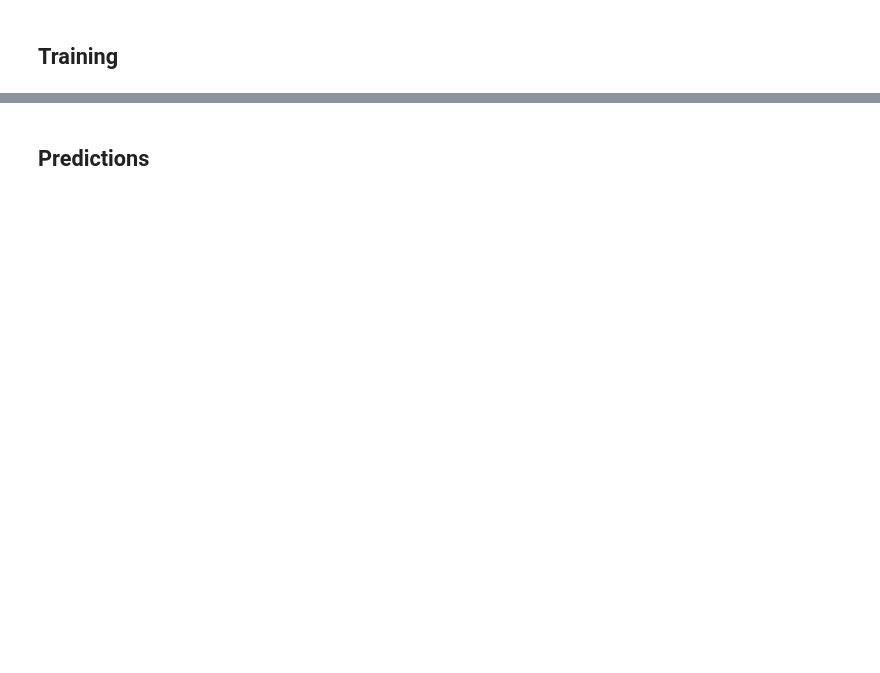
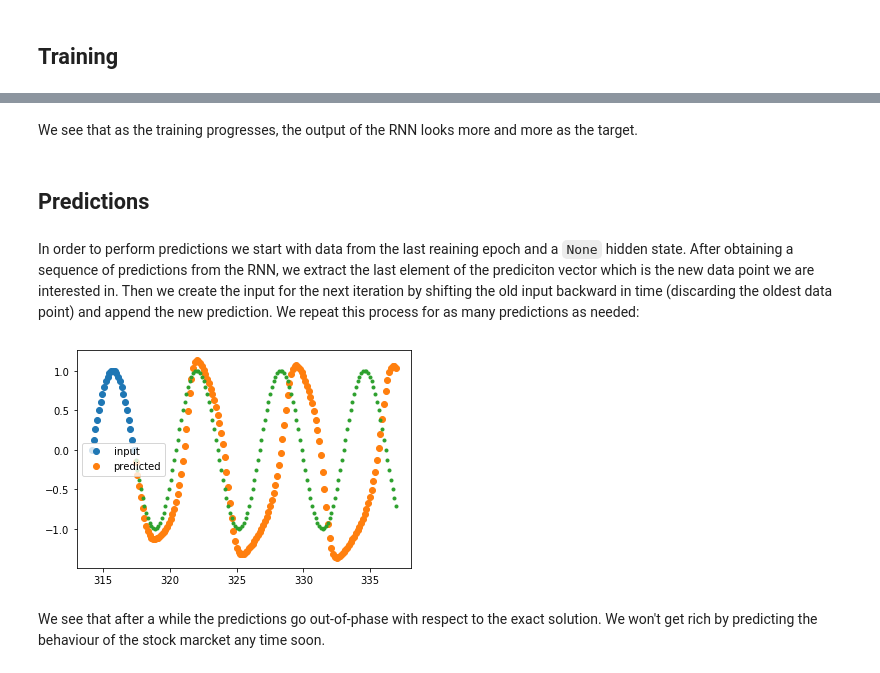
Before and after one commit to RMeli/BertelsmannAI, a Jupyter notebook: 08_rnn/01_RNN-timeseries.ipynb, the cells around one changed output, grey strips where cells are left out. Drawn from its saved outputs; the diff is of its cells as text; code cells hidden in the pictures; blank space fills up the shorter version.

```diff
--- a/08_rnn/01_RNN-timeseries.ipynb
+++ b/08_rnn/01_RNN-timeseries.ipynb
@@ -157,2 +211,4 @@ Loss: 0.00010508
+# %% [markdown]
+We see that as the training progresses, the output of the RNN looks more and more as the target.
 # %% [markdown]
 ## Predictions
@@ -161,0 +215,54 @@ target = np.sin(time)
+# %% [markdown]
+In order to perform predictions we start with data from the last reaining epoch and a `None` hidden state. After obtaining a sequence of predictions from the RNN, we extract the last element of the prediciton vector which is the new data point we are interested in. Then we create the input for the next iteration by shifting the old input backward in time (discarding the oldest data point) and append the new prediction. We repeat this process for as many predictions as needed:
+# %%
+n_predictions = 150
+
+predictions = []
+
+# First input data (last known sequence used for training)
+time = np.linspace(epochs * np.pi, (epochs + 1) * np.pi, len_sequence)
+data = np.sin(time).reshape(-1, 1)
+
+hidden = None
+input = torch.Tensor(data).unsqueeze(0)
+
+for _ in range(n_predictions):
+
+    with torch.no_grad():
+
+        prediction, hidden = rnn(input, hidden)
+
+        # Detach hidden state from computational graph
+        hidden = hidden.detach()
+
+        # Extract new prediction
+        new = prediction[-1].clone().detach().item()
+
+        # Shift input data, discarding oldest value
+        # Shape of input is (batch, sequence, feature)
+        input[:,:-1,:] = input[:,1:,:].clone().detach()
+
+        # Append new prediction to input
+        input[:,-1,:] = new
+
+        # Append prediction to list of predictions
+        predictions.append(new)
+
+
+# Compute time of predictions (outside of training)
+dt = time[1] - time[0]
+start = (epochs + 1) * np.pi + dt
+stop = (epochs + 1) * np.pi + dt * (n_predictions + 1)
+timelater = np.arange(start, stop, dt)
+
+# Plot predictions
+plt.figure()
+plt.plot(time, data, "o", label="input")
+plt.plot(timelater, predictions, "o", label="predicted")
+plt.plot(timelater, np.sin(timelater), ".", label="")
+plt.legend()
+plt.show()
+# %% [output]
+[figure, added]
+# %% [markdown]
+We see that after a while the predictions go out-of-phase with respect to the exact solution. We won't get rich by predicting the behaviour of the stock marcket any time soon.
```
Also changed, not shown: parts of 23 cells of this notebook.
